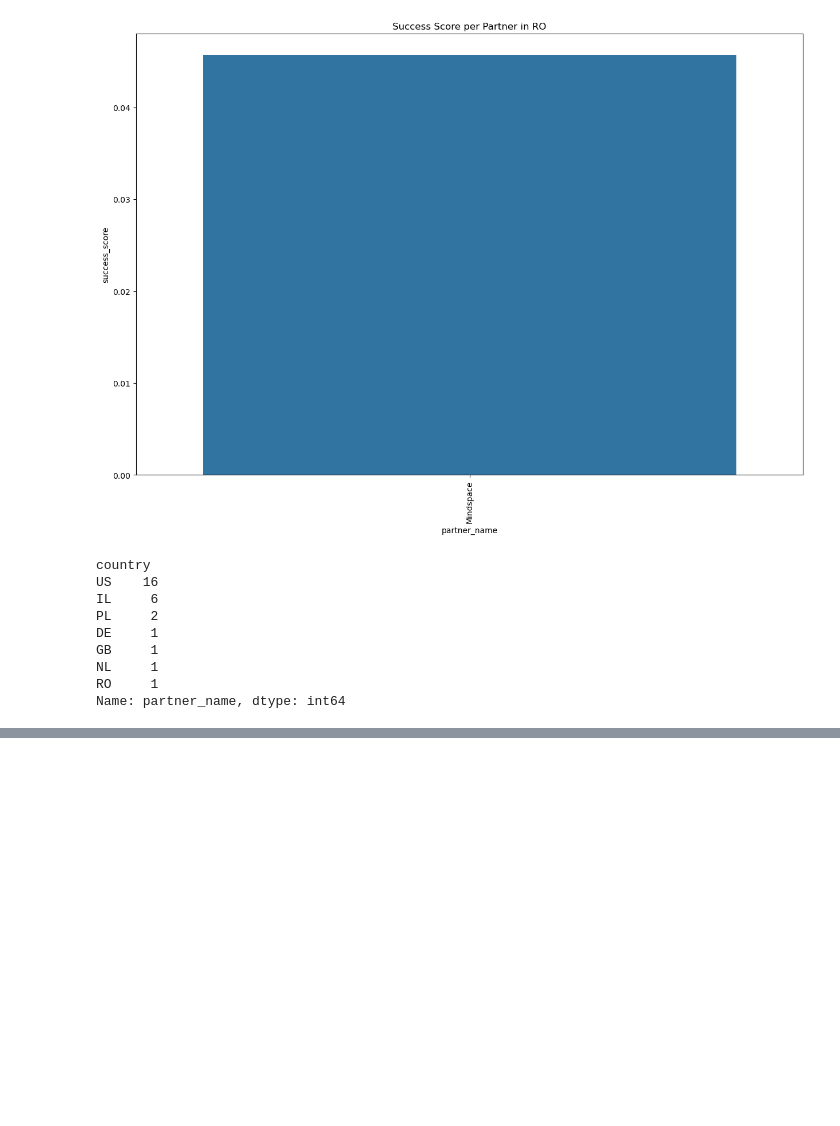
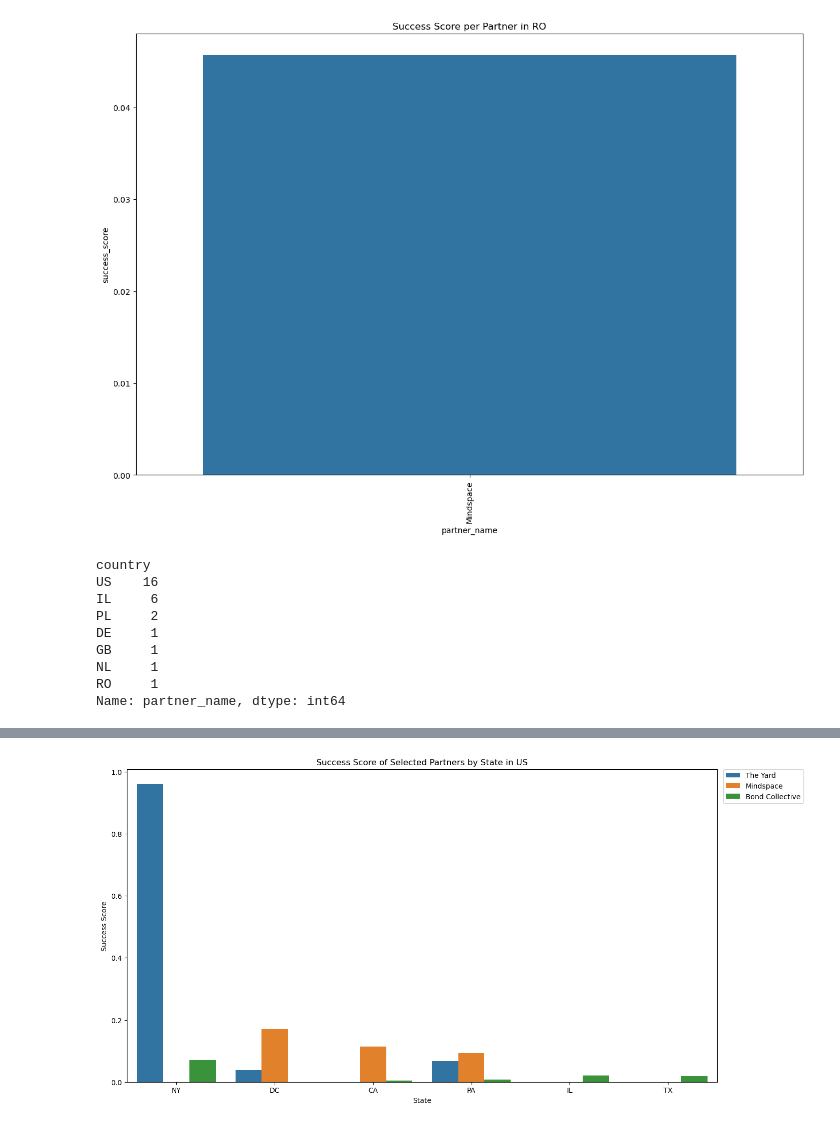
Before and after one commit to talnmizrachi/flexspace_proj, a Jupyter notebook: july_13_flexpython.ipynb, the cells around one changed output, grey strips where cells are left out. Drawn from its saved outputs; the diff is of its cells as text; code cells hidden in the pictures; blank space fills up the shorter version.

```diff
--- a/july_13_flexpython.ipynb
+++ b/july_13_flexpython.ipynb
@@ -282,0 +371,14 @@ Name: partner_name, dtype: int64
+# %%
+us_partners = fdf[fdf['country']=='US']
+
+# Total revenue for each partner in each state
+partner_revenue_us = us_partners.groupby(['partner_name', 'state'])['total_price_in_usd'].sum()
+
+# Total number of orders for each partner in each state
+partner_orders_us = us_partners.groupby(['partner_name', 'state']).size().reset_index().rename(columns={0: 'Total Orders'})
+
+# Merge these metrics into a new DataFrame
+success_df_us = pd.merge(partner_revenue_us.reset_index(), partner_orders_us.reset_index(), on=['partner_name', 'state'])
+
+# Drop the unwanted index column
+success_df_us = success_df_us.drop(columns=['index'])
@@ -282,0 +405,9 @@ Name: partner_name, dtype: int64
+# %%
+# Normalize the metrics to have the same scale
+success_df_us[['total_price_in_usd', 'Total Orders']] = (success_df_us[['total_price_in_usd', 'Total Orders']] - success_df_us[['total_price_in_usd', 'Total Orders']].min()) / (success_df_us[['total_price_in_usd', 'Total Orders']].max() - success_df_us[['total_price_in_usd', 'Total Orders']].min())
+
+# Define a new column 'success_score' which is a weighted sum of defined metrics
+success_df_us['success_score'] = 0.6 * success_df_us['total_price_in_usd'] + 0.4 * success_df_us['Total Orders']
+
+# Sort partners by 'success_score'
+success_df_us = success_df_us.sort_values('success_score', ascending=False)
@@ -282,0 +455,17 @@ Name: partner_name, dtype: int64
+# %%
+#operators with a wider footprint (in more states than not)
+partners_footprint = ['Mindspace', 'Bond Collective', 'The Yard']
+success_df_us_footprint = success_df_us[success_df_us['partner_name'].isin(partners_footprint)]
+# %%
+plt.figure(figsize=(15,8))
+
+sns.barplot(x='state', y='success_score', hue='partner_name', data=success_df_us_footprint, errorbar=None)
+
+plt.title('Success Score of Selected Partners by State in US')
+plt.xlabel('State')
+plt.ylabel('Success Score')
+plt.legend(bbox_to_anchor=(1.01, 1), loc=2, borderaxespad=0.)
+
+plt.show()
+# %% [output]
+[figure, added]
```
Also changed, not shown: parts of 29 cells of this notebook.
